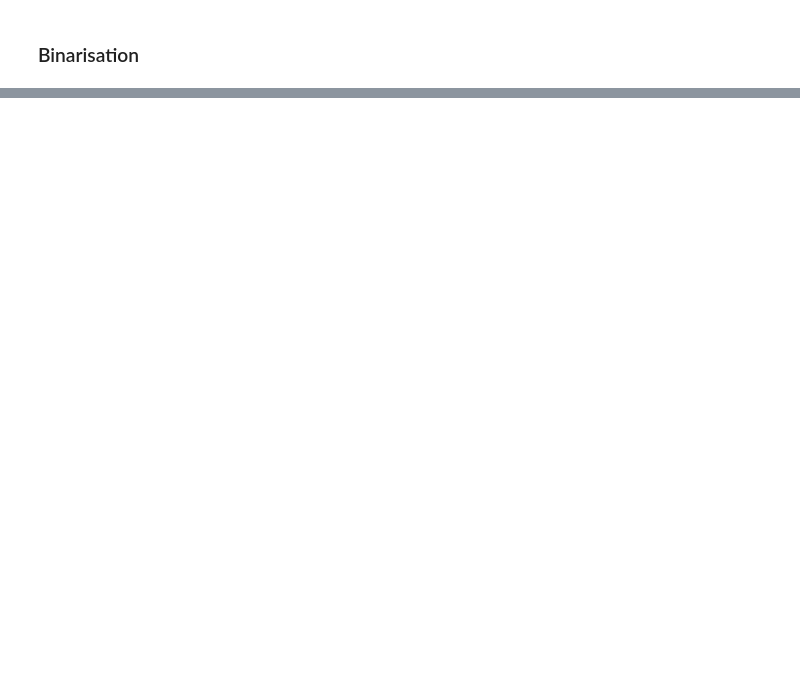
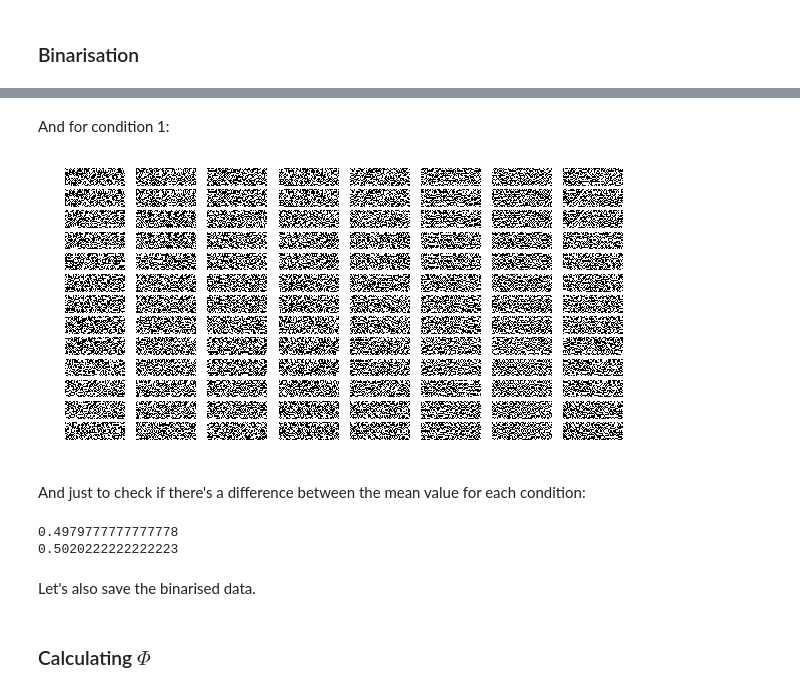
Before and after one commit to wjmn/logistic_phi, a Jupyter notebook: notebooks/exploratory.ipynb, the cells around one changed output, grey strips where cells are left out. Drawn from its saved outputs; the diff is of its cells as text; code cells hidden in the pictures; blank space fills up the shorter version.

```diff
--- a/notebooks/exploratory.ipynb
+++ b/notebooks/exploratory.ipynb
@@ -532,0 +367,22 @@ STATE = (1, 1, 1, 1), PHI = 0.008769
+# %% [markdown]
+And for condition 1:
+# %%
+for i in range(n_trials * n_flies):
+    subplot_tuple = (n_flies, n_trials, i+1)
+    i_fly = i // n_flies
+    i_trial = i % n_trials
+    plt.subplot(*subplot_tuple)
+    plt.imshow(data_binarised[:, :, i_fly, i_trial, 1].transpose(), aspect='auto', cmap='binary')
+    plt.axis("off")
+# %% [output]
+[figure, added]
+# %% [markdown]
+And just to check if there's a difference between the mean value for each condition:
+# %%
+print(np.mean(data_binarised[:, :, :, :, 0]))
+print(np.mean(data_binarised[:, :, :, :, 1]))
+# %% [output]
+0.4979777777777778
+0.5020222222222223
+# %% [markdown]
+Let's also save the binarised data.
@@ -532,0 +397,2 @@ STATE = (1, 1, 1, 1), PHI = 0.008769
+# %% [markdown]
+### Calculating $\Phi$
```
Also changed, not shown: parts of 68 cells of this notebook, 5 other files.
